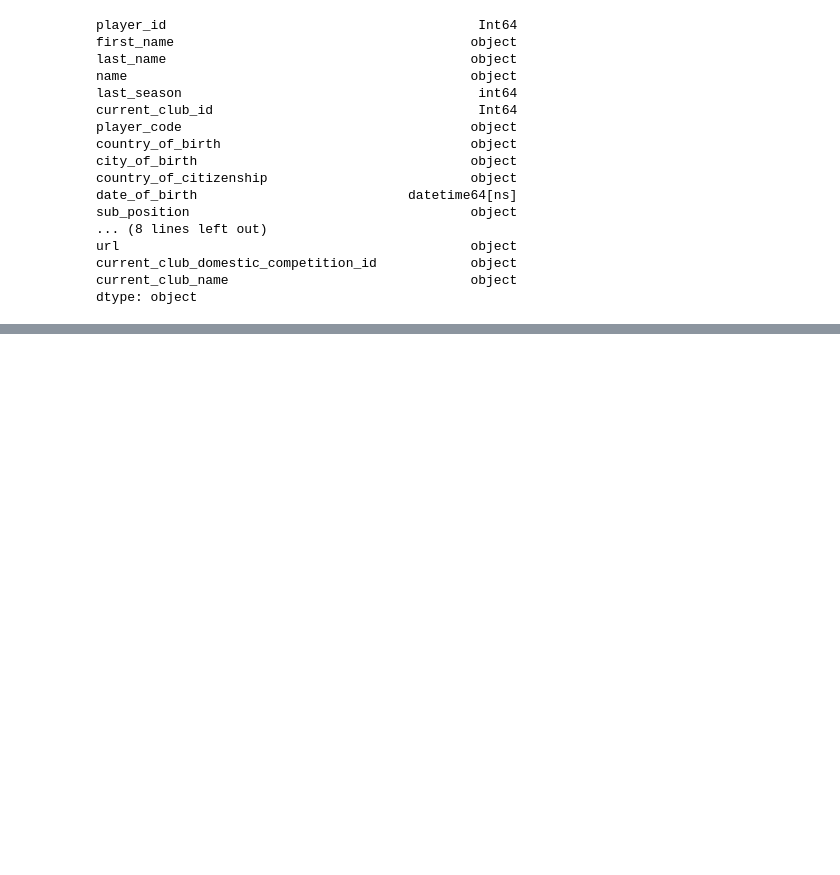
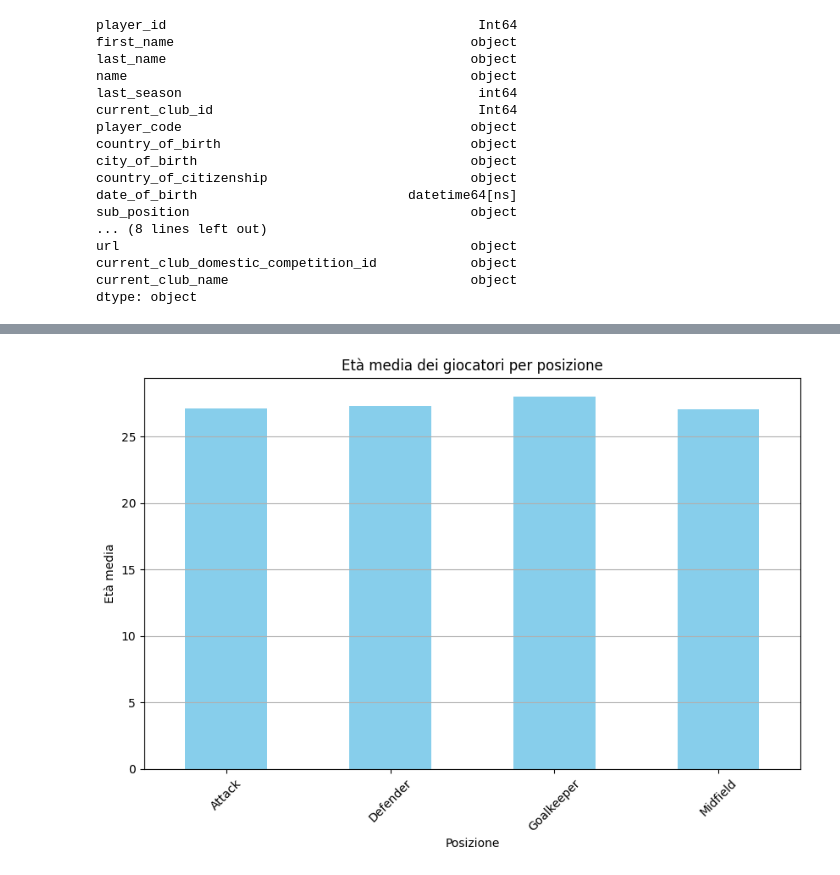
Before and after one commit to BonincontroL/IumTweb_project, a Jupyter notebook: solution/DataAnalysis/JupyterNotebooks/players.ipynb, the cells around one changed output, grey strips where cells are left out. Drawn from its saved outputs; the diff is of its cells as text; code cells hidden in the pictures; blank space fills up the shorter version.

```diff
--- a/solution/DataAnalysis/JupyterNotebooks/players.ipynb
+++ b/solution/DataAnalysis/JupyterNotebooks/players.ipynb
@@ -348,0 +463,13 @@ plt.show()
+# %%
+# Raggruppamento per Posizione
+position_age_mean = players_df.groupby('position')['age'].mean()
+plt.figure(figsize=(10, 6))
+position_age_mean.plot(kind='bar', color='skyblue')
+plt.title('Età media dei giocatori per posizione')
+plt.xlabel('Posizione')
+plt.ylabel('Età media')
+plt.grid(axis='y')
+plt.xticks(rotation=45)
+plt.show()
+# %% [output]
+[figure, added]
```
Also changed, not shown: parts of 16 cells of this notebook.
